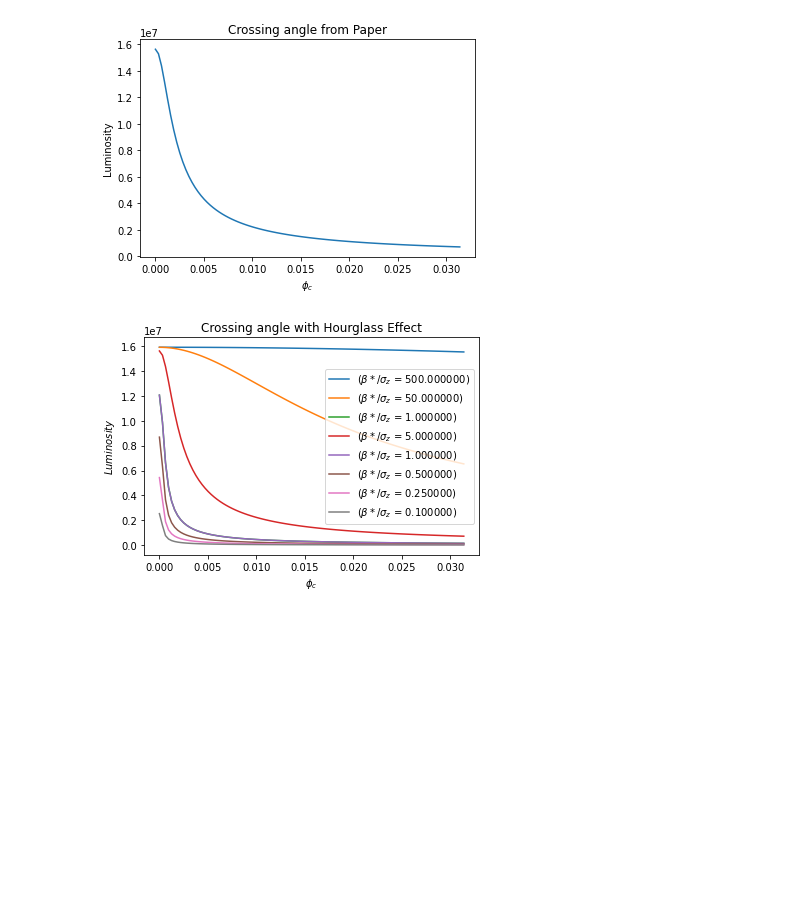
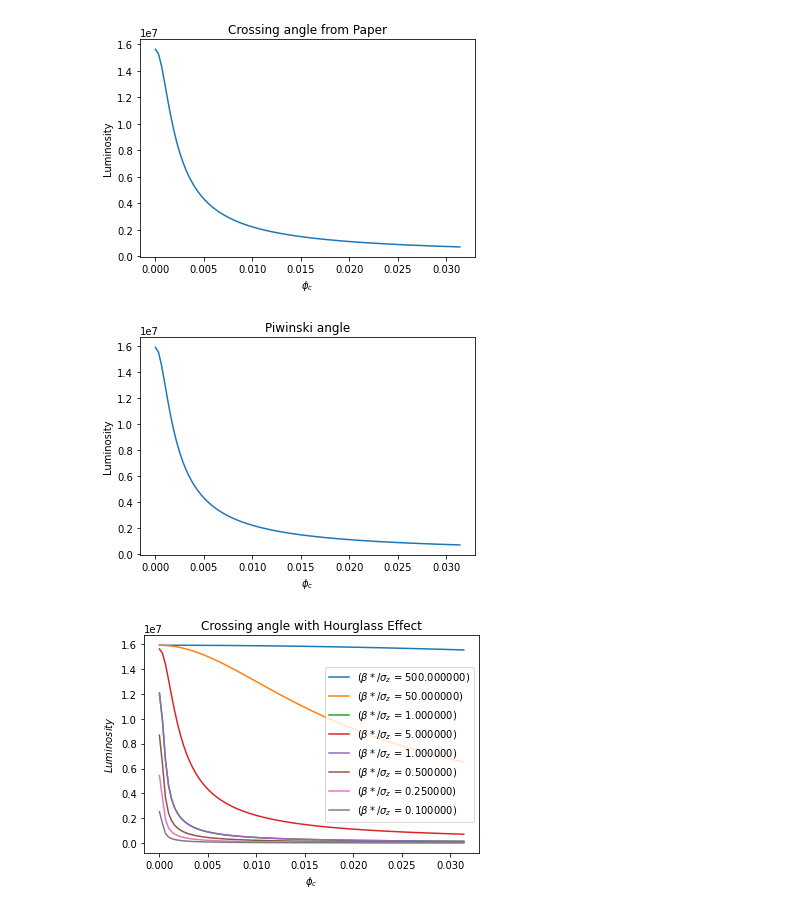
Before and after one commit to Wooperachi7/Luminosity, a Jupyter notebook: Crossing_Angle_and_Hourglass_effect.ipynb, the cells around one changed output. Cells and saved outputs as stored; diff of their text form; code cells hidden in the pictures; blank space fills up the shorter version.

Commit message:
added piwinski angle calculation

```diff
--- a/Crossing_Angle_and_Hourglass_effect.ipynb
+++ b/Crossing_Angle_and_Hourglass_effect.ipynb
@@ -159,6 +159,19 @@ plt.xlabel(r"$\phi_c$")
 plt.show()
 # %% [output]
 [figure]
+# %%
+#Piwinski angle
+# theta = sz/sx*phi/2
+L0 = f*N1*N2/(4*np.pi*sx*sy)
+Theta = sz/sx*Phi/2
+Lum_piw = L0/np.sqrt(1 + Theta**2)
+plt.plot(Phi, Lum_piw)
+plt.title("Piwinski angle")
+plt.ylabel("Luminosity")
+plt.xlabel(r"$\phi_c$")
+plt.show()
+# %% [output]
+[figure, added]
 # %%
 #Beta star constant
 N = 100
```
